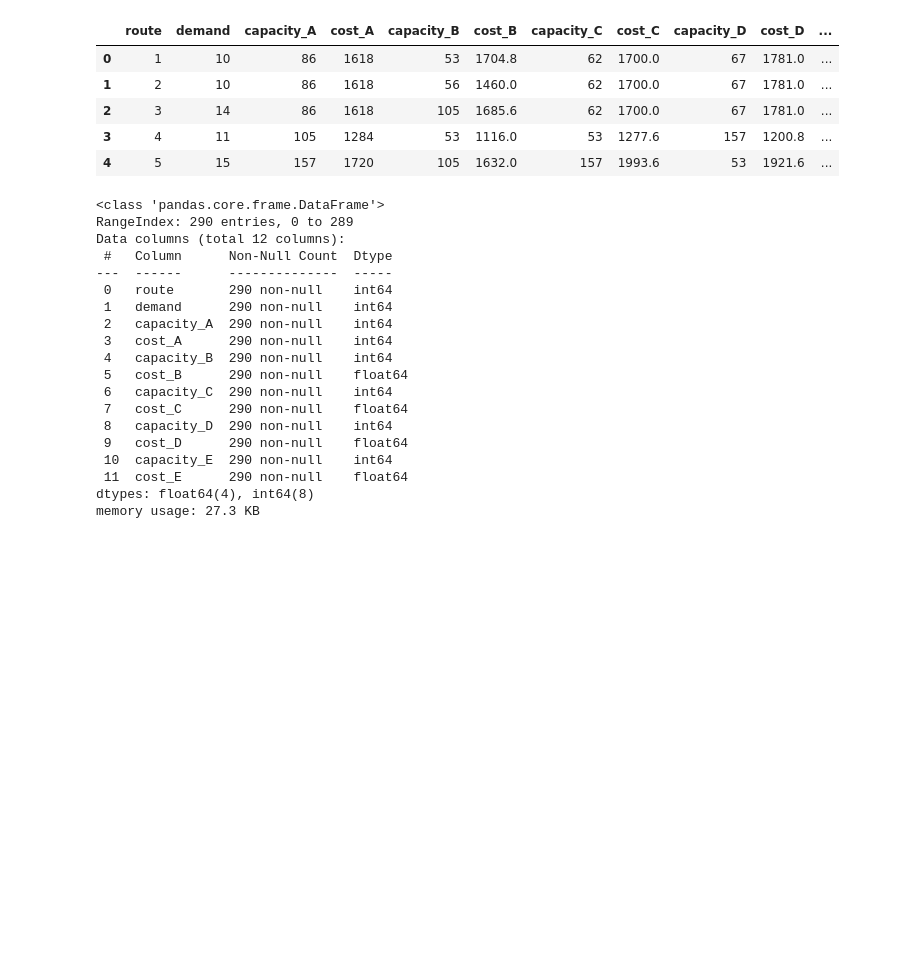
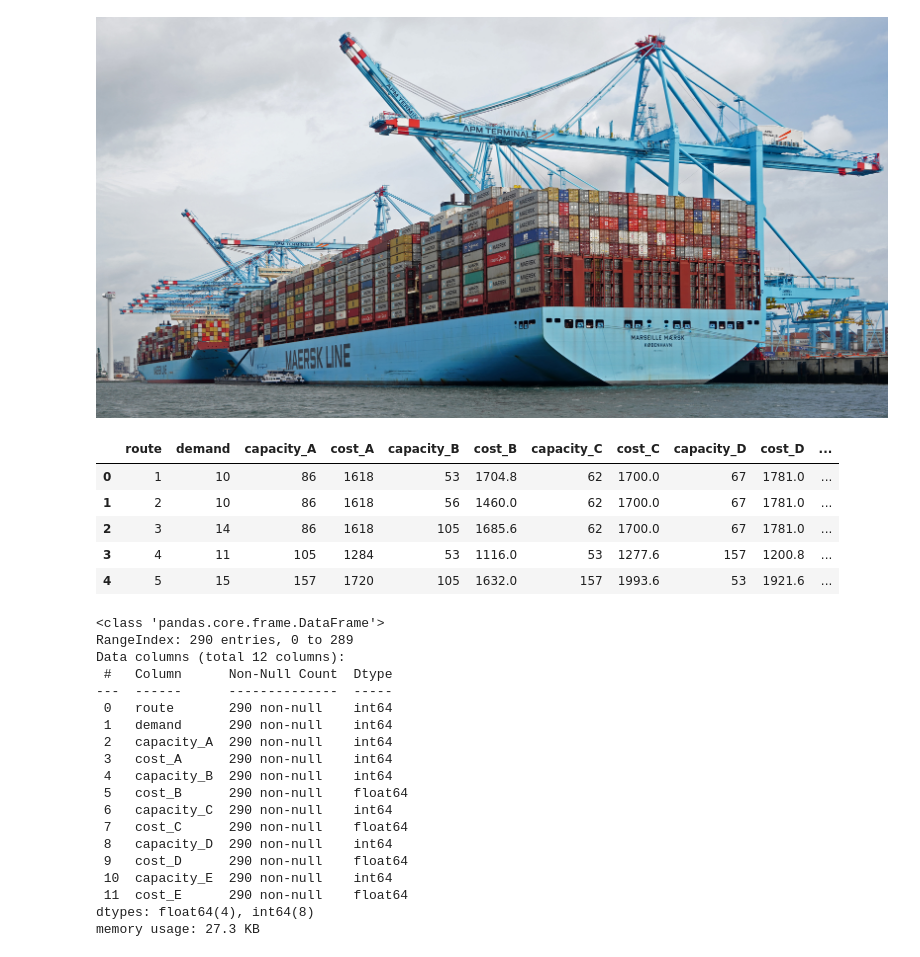
Before and after one commit to magorshunov/Supply-Chain-Optimization, a Jupyter notebook: supply chain.ipynb, the cells around one changed output. Cells and saved outputs as stored; diff of their text form; code cells hidden in the pictures; blank space fills up the shorter version.

```diff
--- a/supply chain.ipynb
+++ b/supply chain.ipynb
@@ -5,5 +5,10 @@
 Imports from Asia account for up to 70 percent of total U.S. imports. Global supply chains are clogged up amind booming consumer demand. And retailers struggle to keep shelves filled in the U.S. A shortage of shipping containers (critical components of modern supply chains) contributes to the disruptions.
 
 In this project, I design a linear programming (LP) algorithm to automate and streamline decision-making for a supply chain system for a major US retailer that uses the services of five carriers. These carriers can ship containers across 290 Asia-U.S. routes. The retailer would like to have an interactive computer program that can be run to determine which carrier should supply which route to minimize the costs of the whole operation. To develop the algorithm, I use PuLP, a linear programming modeler written in Python.
+# %%
+from IPython import display
+display.Image("https://upload.wikimedia.org/wikipedia/commons/1/1c/MAERSK_MC_KINNEY_M%C3%96LLER_%26_MARSEILLE_MAERSK_%2848694054418%29.jpg")
+# %% [output]
+[figure, added]
 # %%
 # import modules
```
Also changed, not shown: parts of 1 cell of this notebook.
